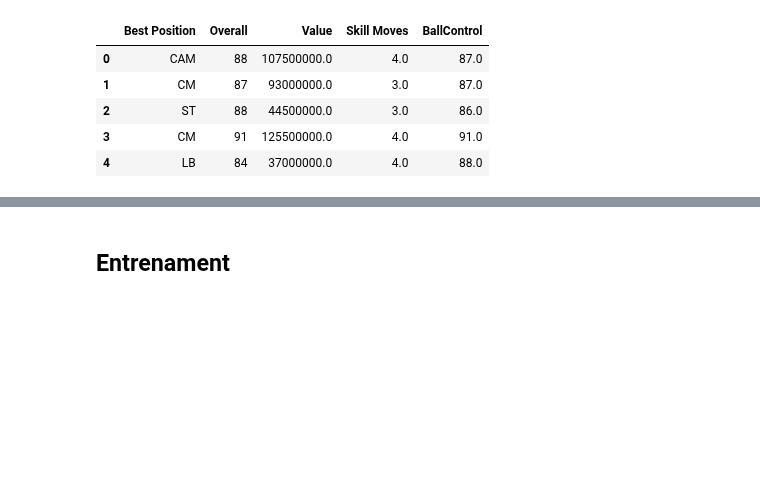
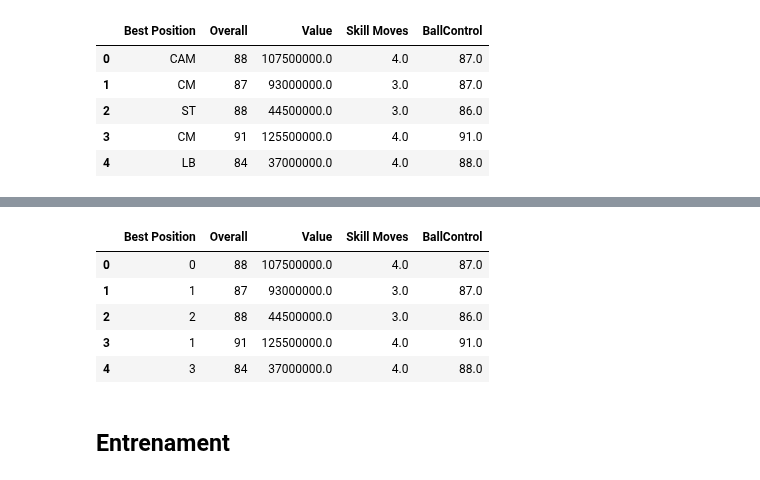
Before and after one commit to pimentel124/ia_2022, a Jupyter notebook: neteja dades/fifa_practice.ipynb, the cells around one changed output, grey strips where cells are left out. Cells and saved outputs as stored; diff of their text form; code cells hidden in the pictures; blank space fills up the shorter version.

```diff
--- a/neteja dades/fifa_practice.ipynb
+++ b/neteja dades/fifa_practice.ipynb
@@ -92,0 +113,17 @@ See the caveats in the documentation: https://pandas.pydata.org/pandas-docs/stab
+# %%
+
+df.dropna(subset = ['Best Position'], inplace=True) #eliminam els NaN
+
+dict_pos = {}
+
+for value, key in enumerate(df["Best Position"].unique()):
+    dict_pos[key] = value
+
+
+df.replace({"Best Position": dict_pos}, inplace=True)
+
+Equivalencias = pd.DataFrame(list(dict_pos.items()), columns = ['Posicion','Valor numerico'])
+
+pd.set_option("display.max_rows", None, "display.max_columns", None)
+
+Equivalencias.head()
@@ -93,3 +146,14 @@ See the caveats in the documentation: https://pandas.pydata.org/pandas-docs/stab
+# %%
+pd.set_option("display.max_rows", 10, "display.max_columns", None)
+#print df
+df.head()
+# %% [output]
+|  | Best Position | Overall | Value | Skill Moves | BallControl |
+| 0 | 0 | 88 | 107500000.0 | 4.0 | 87.0 |
+| 1 | 1 | 87 | 93000000.0 | 3.0 | 87.0 |
+| 2 | 2 | 88 | 44500000.0 | 3.0 | 86.0 |
+| 3 | 1 | 91 | 125500000.0 | 4.0 | 91.0 |
+| 4 | 3 | 84 | 37000000.0 | 4.0 | 88.0 |
 # %% [markdown]
 ## Entrenament
 # %% [markdown]
```
Also changed, not shown: parts of 4 cells of this notebook.
